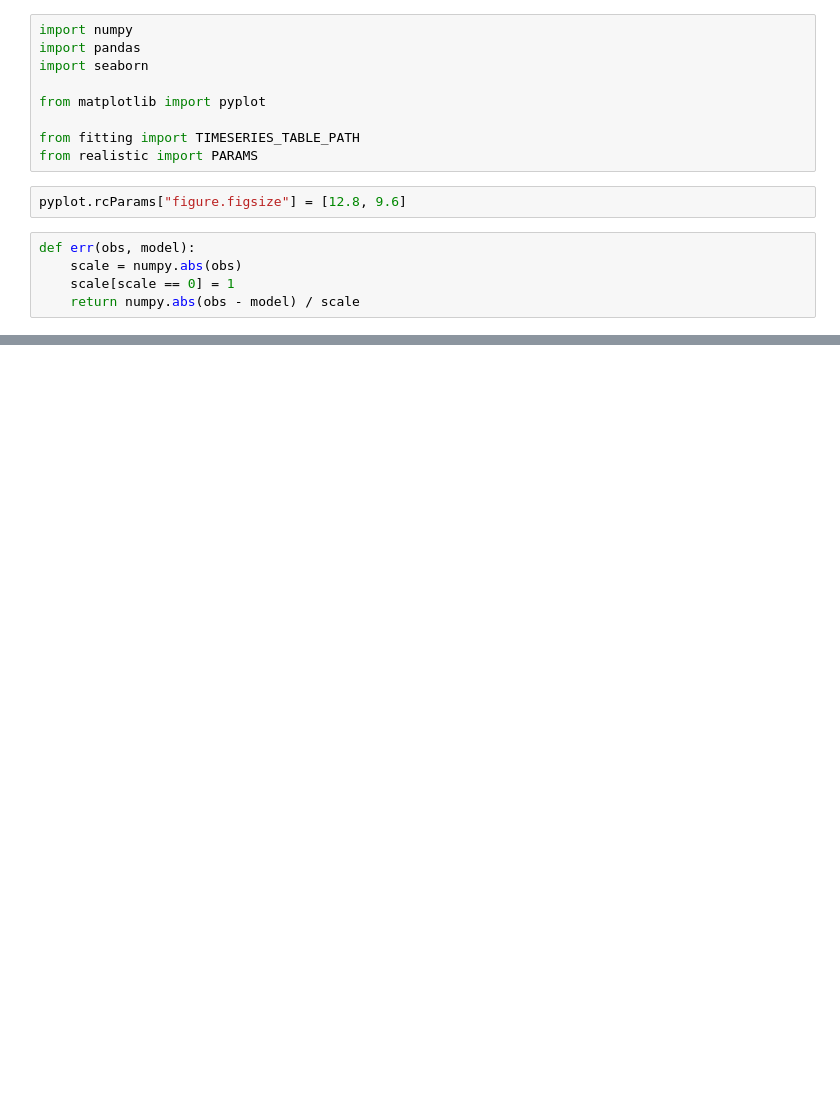
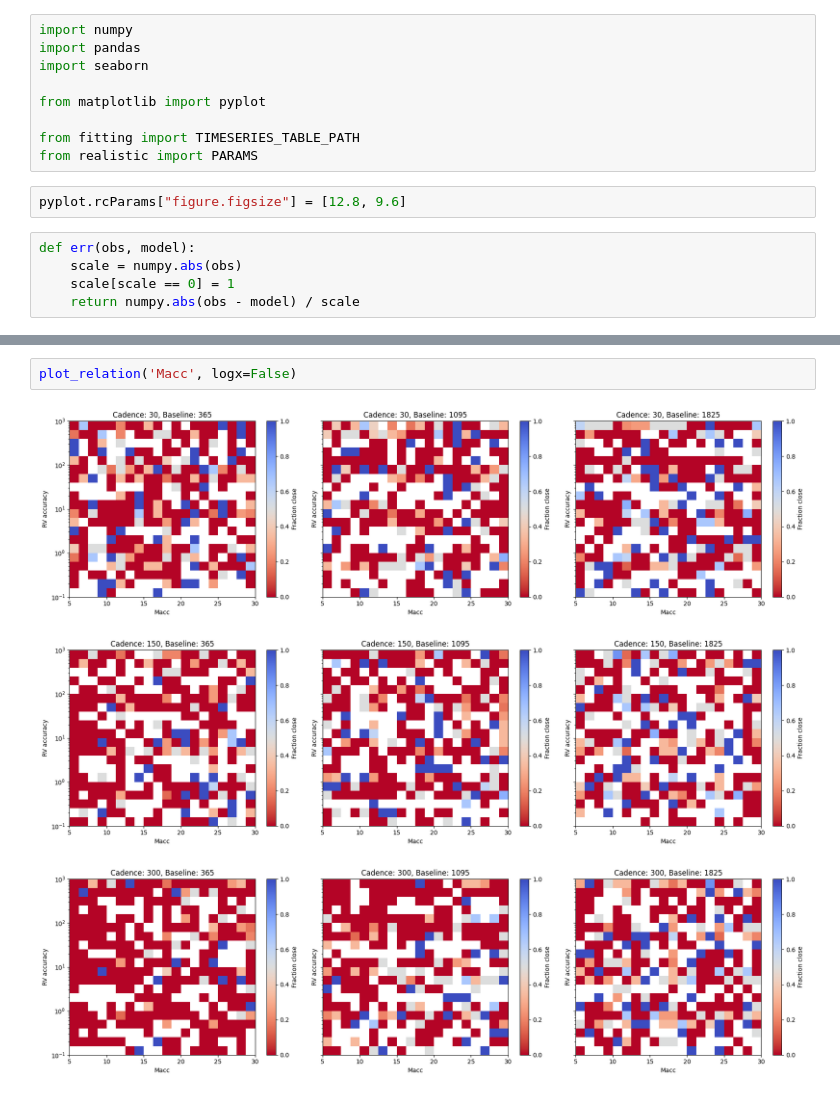
Before and after one commit to adammcmaster/self_lensing_radial_velocity, a Jupyter notebook: src/plot_fitted_timeseries_results.ipynb, the cells around one changed output, grey strips where cells are left out. Cells and saved outputs as stored; diff of their text form; blank space fills up the shorter version.

```diff
--- a/src/plot_fitted_timeseries_results.ipynb
+++ b/src/plot_fitted_timeseries_results.ipynb
@@ -130,0 +169,6 @@ seaborn.move_legend(a, "upper left", bbox_to_anchor=(1, 1))
+# %%
+plot_relation('Macc', logx=False)
+# %% [output]
+[figure, added]
+[figure, added]
+[figure, added]
```
Also changed, not shown: parts of 36 cells of this notebook, 7 other files.
